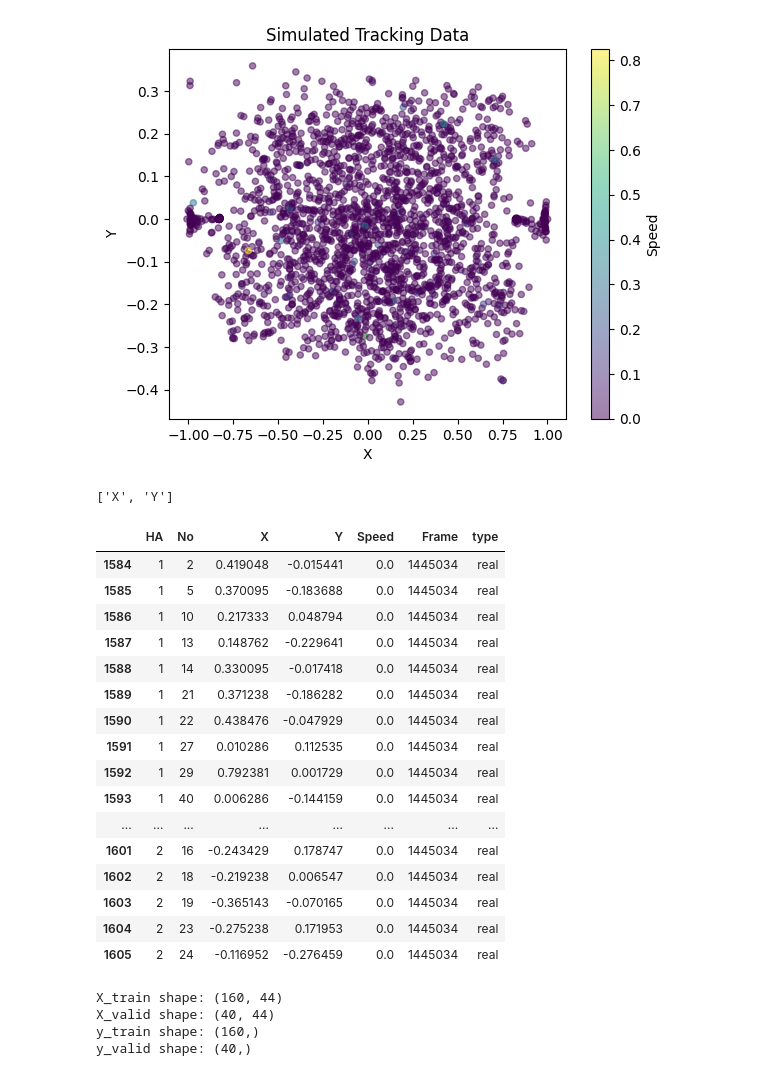
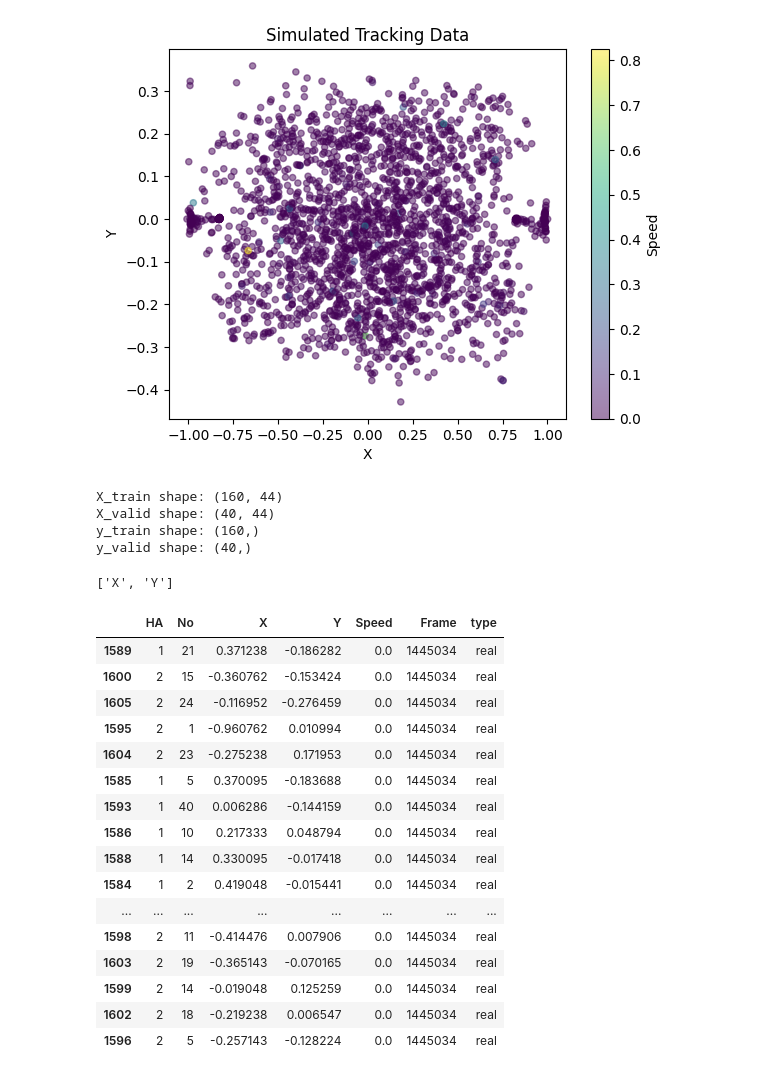
Before and after one commit to rakawanegan/pbl-ssc_with_gfootball, a Jupyter notebook: notebooks/bin_sim_or_real.ipynb, the cells around one changed output. Saved outputs shown, nothing was run; the diff lists cells and outputs as text; code cells hidden in the pictures.

```diff
--- a/notebooks/bin_sim_or_real.ipynb
+++ b/notebooks/bin_sim_or_real.ipynb
@@ -99,28 +91,6 @@ sim_df.plot.scatter(
 # %% [output]
 <Axes: title={'center': 'Simulated Tracking Data'}, xlabel='X', ylabel='Y'>
 [figure]
-# %%
-print(input_param)
-[group.sort_values(['HA', 'No']) for _, group in list(real_df.groupby(['Frame', 'type']))][0]
-# %% [output]
-['X', 'Y']
-|  | HA | No | X | Y | Speed | Frame | type |
-| 1584 | 1 | 2 | 0.419048 | -0.015441 | 0.0 | 1445034 | real |
-| 1585 | 1 | 5 | 0.370095 | -0.183688 | 0.0 | 1445034 | real |
-| 1586 | 1 | 10 | 0.217333 | 0.048794 | 0.0 | 1445034 | real |
-| 1587 | 1 | 13 | 0.148762 | -0.229641 | 0.0 | 1445034 | real |
-| 1588 | 1 | 14 | 0.330095 | -0.017418 | 0.0 | 1445034 | real |
-| 1589 | 1 | 21 | 0.371238 | -0.186282 | 0.0 | 1445034 | real |
-| 1590 | 1 | 22 | 0.438476 | -0.047929 | 0.0 | 1445034 | real |
-| 1591 | 1 | 27 | 0.010286 | 0.112535 | 0.0 | 1445034 | real |
-| 1592 | 1 | 29 | 0.792381 | 0.001729 | 0.0 | 1445034 | real |
-| 1593 | 1 | 40 | 0.006286 | -0.144159 | 0.0 | 1445034 | real |
-| ... | ... | ... | ... | ... | ... | ... | ... |
-| 1601 | 2 | 16 | -0.243429 | 0.178747 | 0.0 | 1445034 | real |
-| 1602 | 2 | 18 | -0.219238 | 0.006547 | 0.0 | 1445034 | real |
-| 1603 | 2 | 19 | -0.365143 | -0.070165 | 0.0 | 1445034 | real |
-| 1604 | 2 | 23 | -0.275238 | 0.171953 | 0.0 | 1445034 | real |
-| 1605 | 2 | 24 | -0.116952 | -0.276459 | 0.0 | 1445034 | real |
 # %%
 # Remove ball information
 real_df = real_df.loc[real_df['HA'] != 0]
@@ -158,6 +128,28 @@ X_train shape: (160, 44)
 X_valid shape: (40, 44)
 y_train shape: (160,)
 y_valid shape: (40,)
+# %%
+print(input_param)
+[group.sort_values(['HA', 'No']).sample(frac=1) for _, group in list(real_df.groupby(['Frame', 'type']))][0]
+# %% [output]
+['X', 'Y']
+|  | HA | No | X | Y | Speed | Frame | type |
+| 1589 | 1 | 21 | 0.371238 | -0.186282 | 0.0 | 1445034 | real |
+| 1600 | 2 | 15 | -0.360762 | -0.153424 | 0.0 | 1445034 | real |
+| 1605 | 2 | 24 | -0.116952 | -0.276459 | 0.0 | 1445034 | real |
+| 1595 | 2 | 1 | -0.960762 | 0.010994 | 0.0 | 1445034 | real |
+| 1604 | 2 | 23 | -0.275238 | 0.171953 | 0.0 | 1445034 | real |
+| 1585 | 1 | 5 | 0.370095 | -0.183688 | 0.0 | 1445034 | real |
+| 1593 | 1 | 40 | 0.006286 | -0.144159 | 0.0 | 1445034 | real |
+| 1586 | 1 | 10 | 0.217333 | 0.048794 | 0.0 | 1445034 | real |
+| 1588 | 1 | 14 | 0.330095 | -0.017418 | 0.0 | 1445034 | real |
+| 1584 | 1 | 2 | 0.419048 | -0.015441 | 0.0 | 1445034 | real |
+| ... | ... | ... | ... | ... | ... | ... | ... |
+| 1598 | 2 | 11 | -0.414476 | 0.007906 | 0.0 | 1445034 | real |
+| 1603 | 2 | 19 | -0.365143 | -0.070165 | 0.0 | 1445034 | real |
+| 1599 | 2 | 14 | -0.019048 | 0.125259 | 0.0 | 1445034 | real |
+| 1602 | 2 | 18 | -0.219238 | 0.006547 | 0.0 | 1445034 | real |
+| 1596 | 2 | 5 | -0.257143 | -0.128224 | 0.0 | 1445034 | real |
 # %%
 import lightgbm as lgb
 from sklearn.metrics import accuracy_score, roc_auc_score
```
Also changed, not shown: parts of 9 cells of this notebook.
